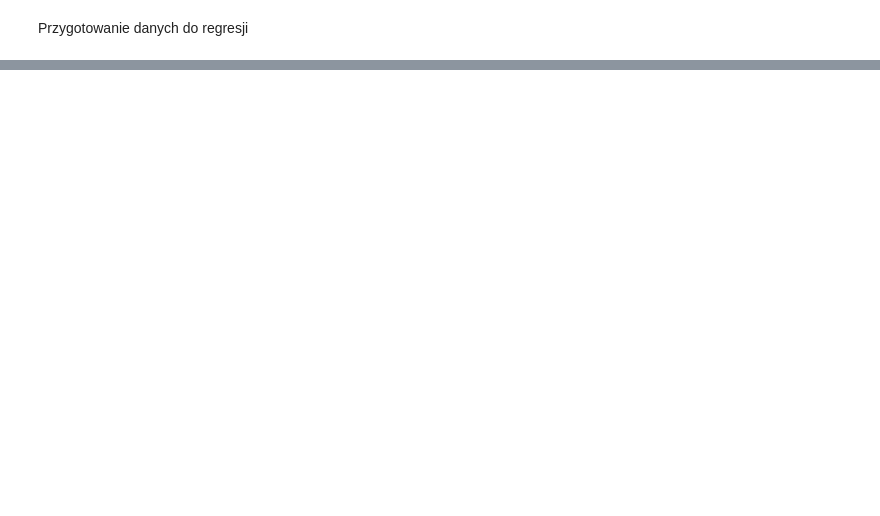
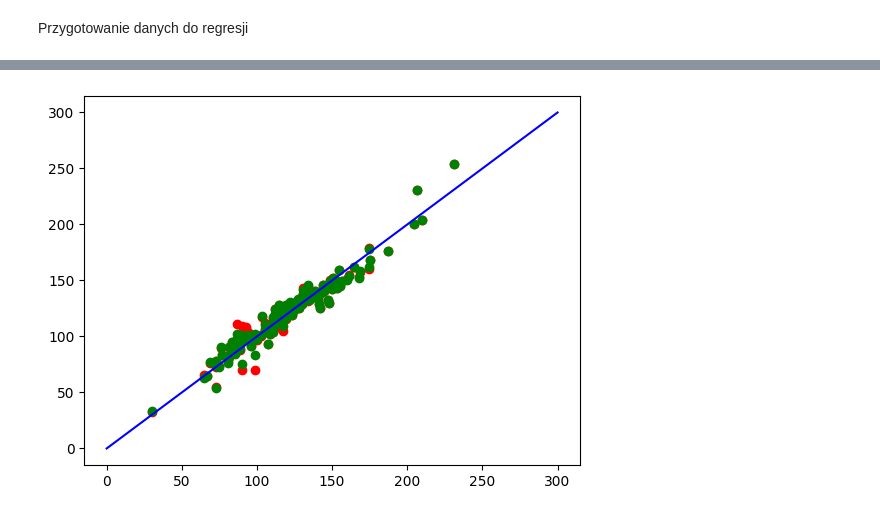
Before and after one commit to kamil7430/wdsi, a Jupyter notebook: regression/main.ipynb, the cells around one changed output, grey strips where cells are left out. Drawn from its saved outputs; the diff is of its cells as text; code cells hidden in the pictures; blank space fills up the shorter version.

```diff
--- a/regression/main.ipynb
+++ b/regression/main.ipynb
@@ -42,6 +81,8 @@ data = pd.get_dummies(data, dtype=int)
 # %%
 y = data["SalePrice"]
+y = data["PricePerLivArea"]
 X = data.drop("SalePrice", axis="columns")
+X = data.drop("PricePerLivArea", axis="columns")
 # %%
 from sklearn import linear_model
 from sklearn.metrics import mean_squared_error
@@ -76,0 +126,9 @@ y_pred_linear = reg.predict(X_test)
+# %%
+from sklearn.model_selection import train_test_split
+from sklearn.ensemble import HistGradientBoostingRegressor
+
+X_train, X_test, y_train, y_test = train_test_split(X, y, test_size=0.1, random_state=SEED)
+reg = HistGradientBoostingRegressor()
+_ = reg.fit(X_train, y_train)
+print(reg.score(X_test, y_test))
+y_pred_hist = reg.predict(X_test)
@@ -91,7 +157,9 @@ print(sum(result["test_score"]) / 5)
 # %%
 import matplotlib.pyplot as plt
 plt.scatter(y_test, y_pred_linear, color="red")
 plt.scatter(y_test, y_pred_ridge, color="green")
 
-plt.plot([0, 500_000], [0, 500_000], color="blue")
+plt.plot([0, 300], [0, 300], color="blue")
 plt.show()
+# %% [output]
+[figure, added]
```
Also changed, not shown: parts of 9 cells of this notebook.
